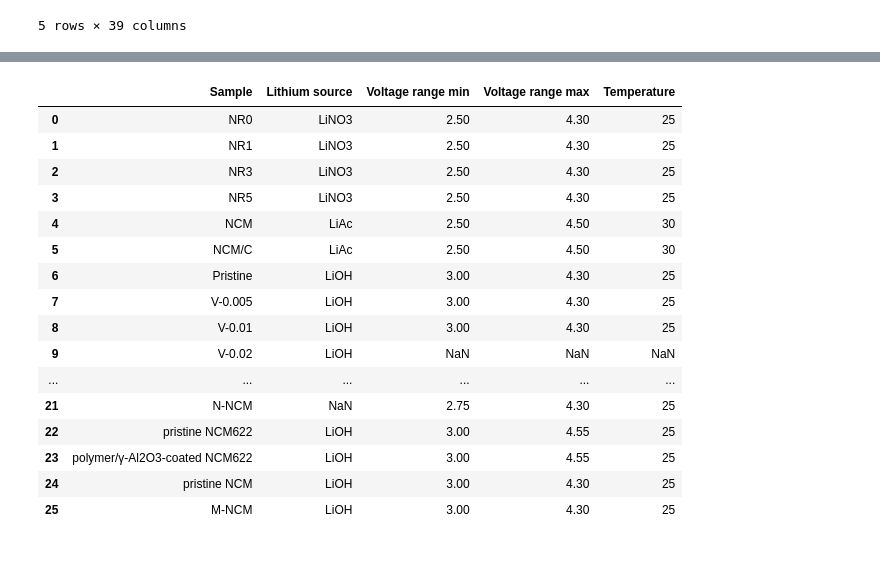
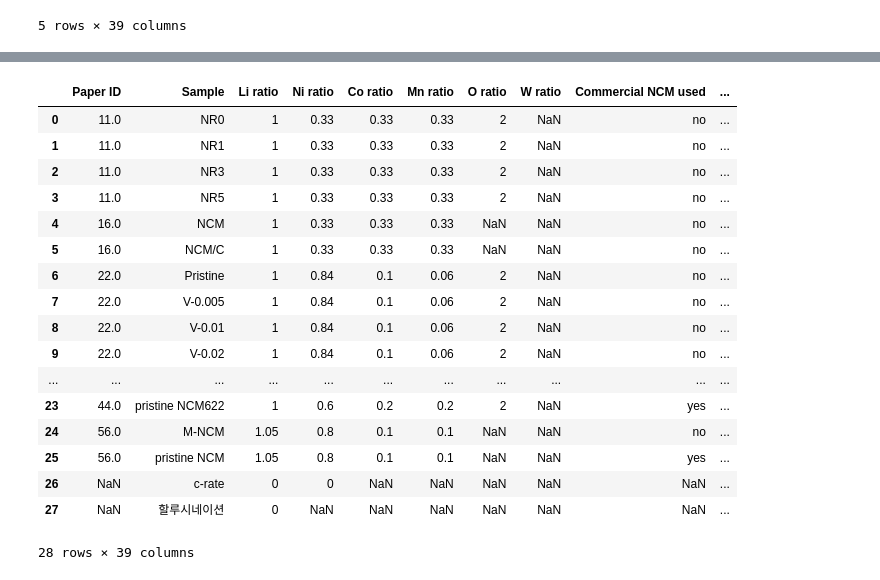
Before and after one commit to AIFFEL-VOLTAI/VOLTAI, a Jupyter notebook: evaluation/accuracy.ipynb, the cells around one changed output, grey strips where cells are left out. Saved outputs shown, nothing was run; the diff lists cells and outputs as text; code cells hidden in the pictures.

```diff
--- a/evaluation/accuracy.ipynb
+++ b/evaluation/accuracy.ipynb
@@ -300,23 +316,24 @@ df_result = df_result[sort_col]
 
 # 저장
 df_result.to_csv(f"../output/csv/acc_{hyper_method_name}.csv", index=False)
-# %%
-gt[["Sample", "Lithium source", 'Voltage range min', 'Voltage range max', 'Temperature']]
-# %% [output]
-|  | Sample | Lithium source | Voltage range min | Voltage range max | Temperature |
-| 0 | NR0 | LiNO3 | 2.50 | 4.30 | 25 |
-| 1 | NR1 | LiNO3 | 2.50 | 4.30 | 25 |
-| 2 | NR3 | LiNO3 | 2.50 | 4.30 | 25 |
-| 3 | NR5 | LiNO3 | 2.50 | 4.30 | 25 |
-| 4 | NCM | LiAc | 2.50 | 4.50 | 30 |
-| 5 | NCM/C | LiAc | 2.50 | 4.50 | 30 |
-| 6 | Pristine | LiOH | 3.00 | 4.30 | 25 |
-| 7 | V-0.005 | LiOH | 3.00 | 4.30 | 25 |
-| 8 | V-0.01 | LiOH | 3.00 | 4.30 | 25 |
-| 9 | V-0.02 | LiOH | NaN | NaN | NaN |
-| ... | ... | ... | ... | ... | ... |
-| 21 | N-NCM | NaN | 2.75 | 4.30 | 25 |
-| 22 | pristine NCM622 | LiOH | 3.00 | 4.55 | 25 |
-| 23 | polymer/γ-Al2O3-coated NCM622 | LiOH | 3.00 | 4.55 | 25 |
-| 24 | pristine NCM | LiOH | 3.00 | 4.30 | 25 |
-| 25 | M-NCM | LiOH | 3.00 | 4.30 | 25 |
+# %%
+answer
+# %% [output]
+|  | Paper ID | Sample | Li ratio | Ni ratio | Co ratio | Mn ratio | O ratio | W ratio | Commercial NCM used | ... |
+| 0 | 11.0 | NR0 | 1 | 0.33 | 0.33 | 0.33 | 2 | NaN | no | ... |
+| 1 | 11.0 | NR1 | 1 | 0.33 | 0.33 | 0.33 | 2 | NaN | no | ... |
+| 2 | 11.0 | NR3 | 1 | 0.33 | 0.33 | 0.33 | 2 | NaN | no | ... |
+| 3 | 11.0 | NR5 | 1 | 0.33 | 0.33 | 0.33 | 2 | NaN | no | ... |
+| 4 | 16.0 | NCM | 1 | 0.33 | 0.33 | 0.33 | NaN | NaN | no | ... |
+| 5 | 16.0 | NCM/C | 1 | 0.33 | 0.33 | 0.33 | NaN | NaN | no | ... |
+| 6 | 22.0 | Pristine | 1 | 0.84 | 0.1 | 0.06 | 2 | NaN | no | ... |
+| 7 | 22.0 | V-0.005 | 1 | 0.84 | 0.1 | 0.06 | 2 | NaN | no | ... |
+| 8 | 22.0 | V-0.01 | 1 | 0.84 | 0.1 | 0.06 | 2 | NaN | no | ... |
+| 9 | 22.0 | V-0.02 | 1 | 0.84 | 0.1 | 0.06 | 2 | NaN | no | ... |
+| ... | ... | ... | ... | ... | ... | ... | ... | ... | ... | ... |
+| 23 | 44.0 | pristine NCM622 | 1 | 0.6 | 0.2 | 0.2 | 2 | NaN | yes | ... |
+| 24 | 56.0 | M-NCM | 1.05 | 0.8 | 0.1 | 0.1 | NaN | NaN | no | ... |
+| 25 | 56.0 | pristine NCM | 1.05 | 0.8 | 0.1 | 0.1 | NaN | NaN | yes | ... |
+| 26 | NaN | c-rate | 0 | 0 | NaN | NaN | NaN | NaN | NaN | ... |
+| 27 | NaN | 할루시네이션 | 0 | NaN | NaN | NaN | NaN | NaN | NaN | ... |
+28 rows × 39 columns
```
Also changed, not shown: parts of 10 cells of this notebook, 3 other files.
